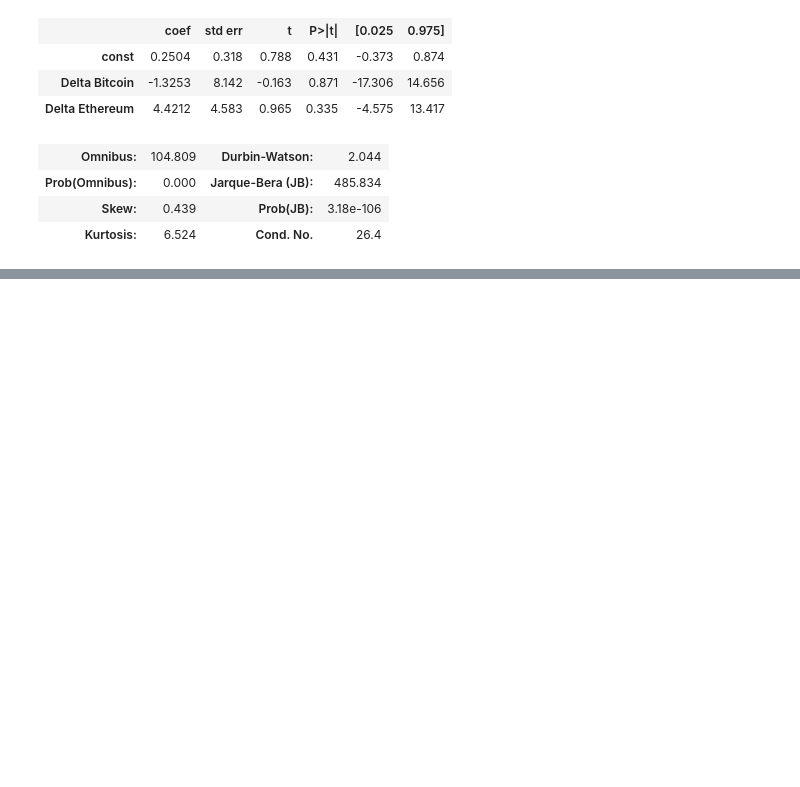
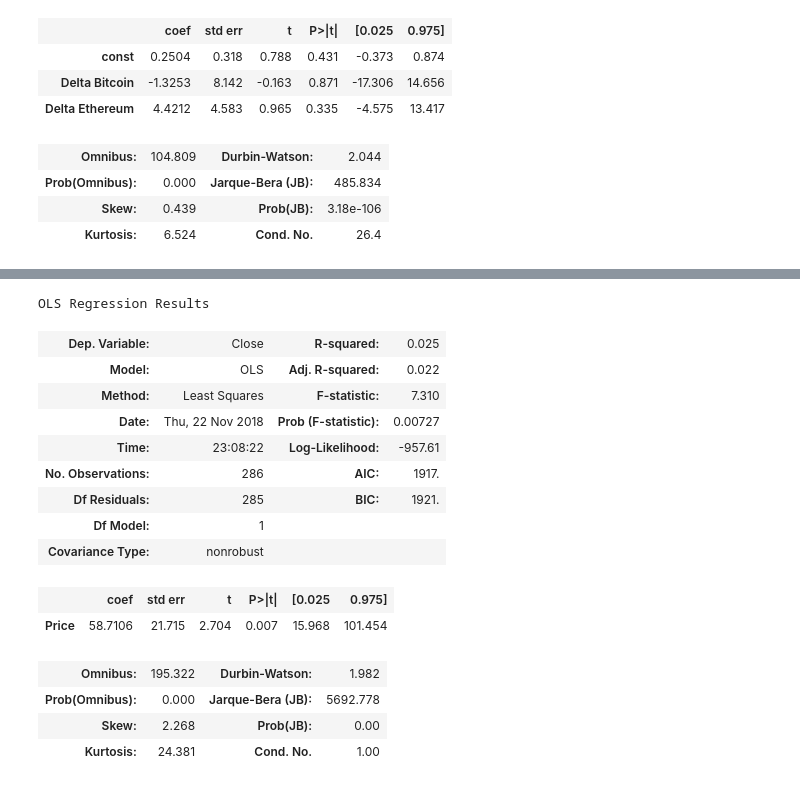
Before and after one commit to lucasmuchaluat/PROJETO-3---CIENCIA-DOS-DADOS, a Jupyter notebook: Crypto_Final_P3.ipynb, the cells around one changed output, grey strips where cells are left out. Drawn from its saved outputs; the diff is of its cells as text; code cells hidden in the pictures; blank space fills up the shorter version.

```diff
--- a/Crypto_Final_P3.ipynb
+++ b/Crypto_Final_P3.ipynb
@@ -459,0 +460,10 @@ NameError: name 'close_xx' is not defined
+# %%
+#Ouro = Ouro.assign(Date=pd.to_datetime(Ouro['Date']))
+Ouro["Delta Ouro"] = (Ouro["Price"] - Ouro["Open"])/Ouro["Open"]
+#Ouro.set_index('Date',inplace = True)
+# %%
+Ouro_Semanal = pd.DataFrame({'Date':pd.date_range('2013-05-01', '2018-11-01', freq='7d')})
+Ouro_Semanal.set_index('Date',inplace = True)
+Ouro_Semanal = Ouro_Semanal.join(Ouro['Price'])
+Ouro_Semanal  = Ouro_Semanal.pct_change().dropna()
+Ouro_Semanal.head()
@@ -459,0 +478,5 @@ NameError: name 'close_xx' is not defined
+# %%
+bitcoin_market_info_Semanal = pd.DataFrame({'Date':pd.date_range('2013-05-01', '2018-11-01', freq='7d')})
+bitcoin_market_info_Semanal.set_index('Date',inplace = True)
+bitcoin_market_info_Semanal = bitcoin_market_info_Semanal.join(bitcoin_market_info['Close'])
+bitcoin_market_info_Semanal.head()
@@ -459,0 +491,25 @@ NameError: name 'close_xx' is not defined
+# %%
+bitcoin_market_info_Semanal  = bitcoin_market_info_Semanal.pct_change().dropna()
+# %%
+Semanal = bitcoin_market_info_Semanal.join(Ouro_Semanal, how='inner', lsuffix='_btc', rsuffix='_gold').dropna()
+Y = Semanal['Close']#DeltaBit
+X = Semanal['Price']#PreçoMensal
+Resultado = regress_sem_const(X,Y)
+Resultado.summary()
+# %% [output]
+OLS Regression Results
+| Dep. Variable: | Close | R-squared: | 0.025 |
+| Model: | OLS | Adj. R-squared: | 0.022 |
+| Method: | Least Squares | F-statistic: | 7.310 |
+| Date: | Thu, 22 Nov 2018 | Prob (F-statistic): | 0.00727 |
+| Time: | 23:08:22 | Log-Likelihood: | -957.61 |
+| No. Observations: | 286 | AIC: | 1917. |
+| Df Residuals: | 285 | BIC: | 1921. |
+| Df Model: | 1 |  |  |
+| Covariance Type: | nonrobust |  |  |
+|  | coef | std err | t | P>|t| | [0.025 | 0.975] |
+| Price | 58.7106 | 21.715 | 2.704 | 0.007 | 15.968 | 101.454 |
+| Omnibus: | 195.322 | Durbin-Watson: | 1.982 |
+| Prob(Omnibus): | 0.000 | Jarque-Bera (JB): | 5692.778 |
+| Skew: | 2.268 | Prob(JB): | 0.00 |
+| Kurtosis: | 24.381 | Cond. No. | 1.00 |
```
Also changed, not shown: parts of 24 cells of this notebook.
